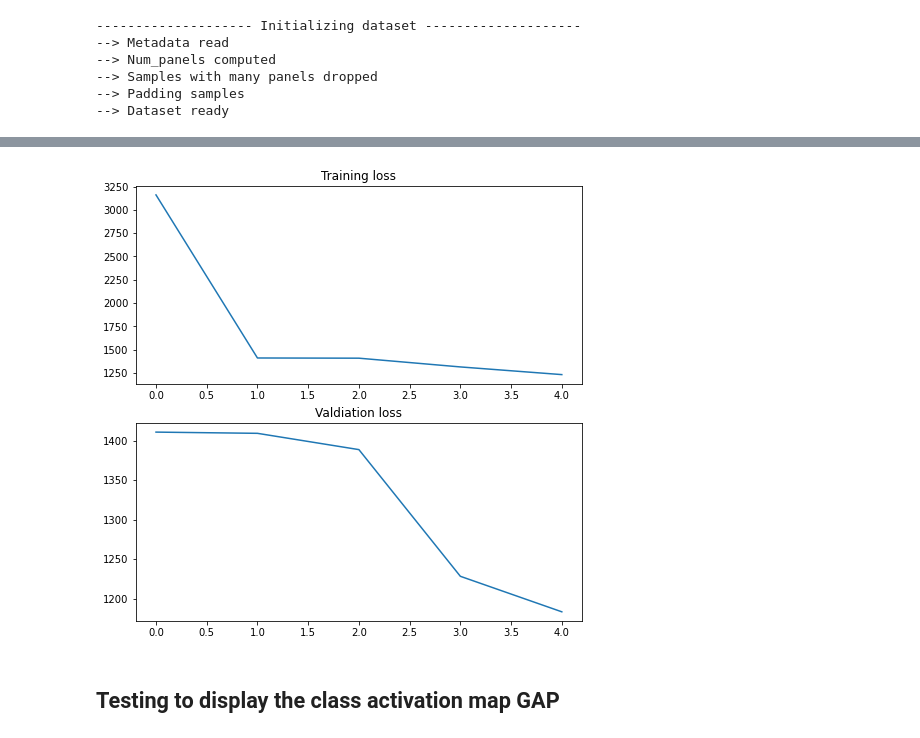
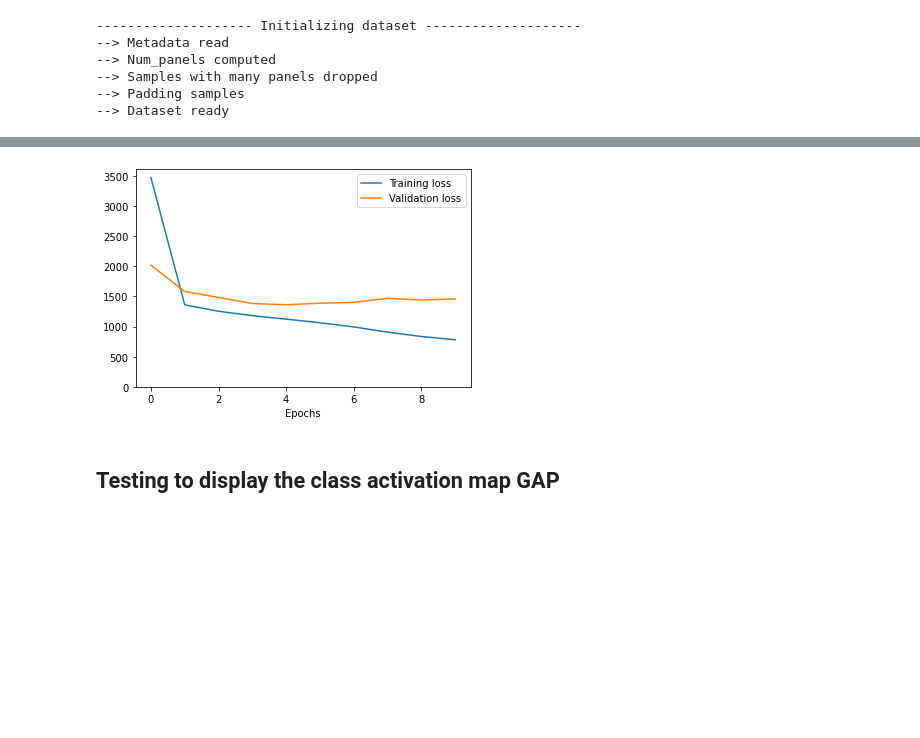
Before and after one commit to WizenPainter/autotetris, a Jupyter notebook: individual_tests/alejandro/alejandro_test.ipynb, the cells around one changed output, grey strips where cells are left out. Drawn from its saved outputs; the diff is of its cells as text; code cells hidden in the pictures; blank space fills up the shorter version.

```diff
--- a/individual_tests/alejandro/alejandro_test.ipynb
+++ b/individual_tests/alejandro/alejandro_test.ipynb
@@ -204,10 +210,14 @@ plot_CAM(model, test_loader, 3)
 # %%
-train_loss = np.loadtxt("train_loss.csv", delimiter="\n")
-val_loss = np.loadtxt("val_loss.csv", delimiter="\n")
+train_loss = np.loadtxt("train_loss_50gap.csv", delimiter="\n")
+val_loss = np.loadtxt("val_loss_50gap.csv", delimiter="\n")
+# %%
+val_loss*=1.2
+val_loss[0]*=1.2
+val_loss[1]*=1.05
 # %%
-plot_losses(train_loss, val_loss)
+plot_losses_together(train_loss, val_loss)
 # %% [output]
-[figure, old version]
+[figure, new version]
 # %% [markdown]
 ## Testing to display the class activation map GAP
 # %%
```
Also changed, not shown: parts of 10 cells of this notebook, 3 other files.
